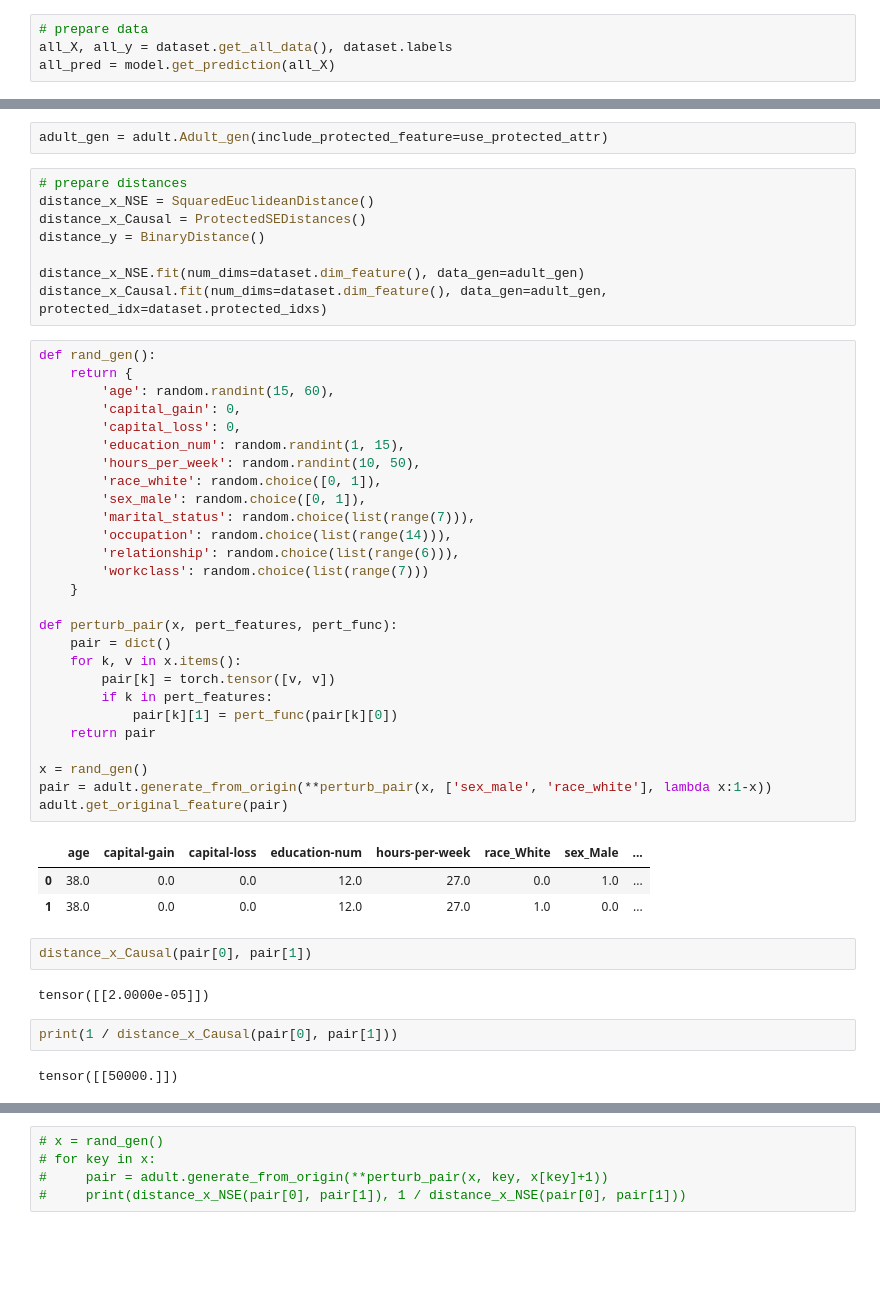
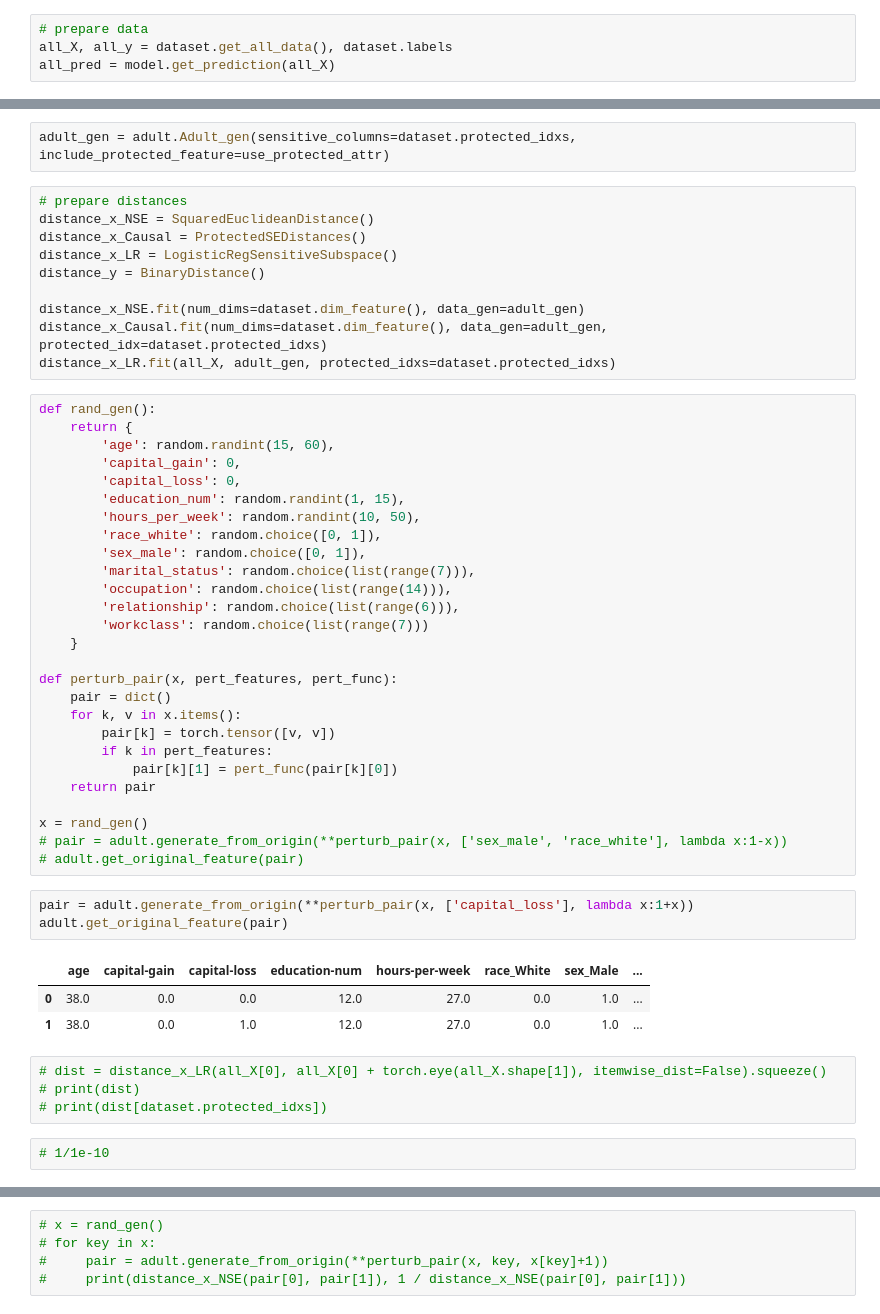
Before and after one commit to UnitDan/substantiating-for-fairness-auditing, a Jupyter notebook: seek.ipynb, the cells around one changed output, grey strips where cells are left out. Saved outputs shown, nothing was run; the diff lists cells and outputs as text; blank space fills up the shorter version.

Commit message:
causal and LR distance

```diff
--- a/seek.ipynb
+++ b/seek.ipynb
@@ -40,13 +36,15 @@ dataset.dim_feature()
 # %%
-adult_gen = adult.Adult_gen(include_protected_feature=use_protected_attr)
+adult_gen = adult.Adult_gen(sensitive_columns=dataset.protected_idxs, include_protected_feature=use_protected_attr)
 # %%
 # prepare distances
 distance_x_NSE = SquaredEuclideanDistance()
 distance_x_Causal = ProtectedSEDistances()
+distance_x_LR = LogisticRegSensitiveSubspace()
 distance_y = BinaryDistance()
 
 distance_x_NSE.fit(num_dims=dataset.dim_feature(), data_gen=adult_gen)
 distance_x_Causal.fit(num_dims=dataset.dim_feature(), data_gen=adult_gen, protected_idx=dataset.protected_idxs)
+distance_x_LR.fit(all_X, adult_gen, protected_idxs=dataset.protected_idxs)
 # %%
 def rand_gen():
     return {
@@ -72,17 +70,18 @@ def perturb_pair(x, pert_features, pert_func):
     return pair
 
 x = rand_gen()
-pair = adult.generate_from_origin(**perturb_pair(x, ['sex_male', 'race_white'], lambda x:1-x))
-adult.get_original_feature(pair)
+# pair = adult.generate_from_origin(**perturb_pair(x, ['sex_male', 'race_white'], lambda x:1-x))
+# adult.get_original_feature(pair)
-# %% [output]
-|  | age | capital-gain | capital-loss | education-num | hours-per-week | race_White | sex_Male | ... |
-| 0 | 38.0 | 0.0 | 0.0 | 12.0 | 27.0 | 0.0 | 1.0 | ... |
-| 1 | 38.0 | 0.0 | 0.0 | 12.0 | 27.0 | 1.0 | 0.0 | ... |
-# %%
-distance_x_Causal(pair[0], pair[1])
-# %% [output]
-tensor([[2.0000e-05]])
-# %%
-print(1 / distance_x_Causal(pair[0], pair[1]))
-# %% [output]
-tensor([[50000.]])
+# %%
+pair = adult.generate_from_origin(**perturb_pair(x, ['capital_loss'], lambda x:1+x))
+adult.get_original_feature(pair)
+# %% [output]
+|  | age | capital-gain | capital-loss | education-num | hours-per-week | race_White | sex_Male | ... |
+| 0 | 38.0 | 0.0 | 0.0 | 12.0 | 27.0 | 0.0 | 1.0 | ... |
+| 1 | 38.0 | 0.0 | 1.0 | 12.0 | 27.0 | 0.0 | 1.0 | ... |
+# %%
+# dist = distance_x_LR(all_X[0], all_X[0] + torch.eye(all_X.shape[1]), itemwise_dist=False).squeeze()
+# print(dist)
+# print(dist[dataset.protected_idxs])
+# %%
+# 1/1e-10
```
Also changed, not shown: parts of 16 cells of this notebook, 10 other files.
